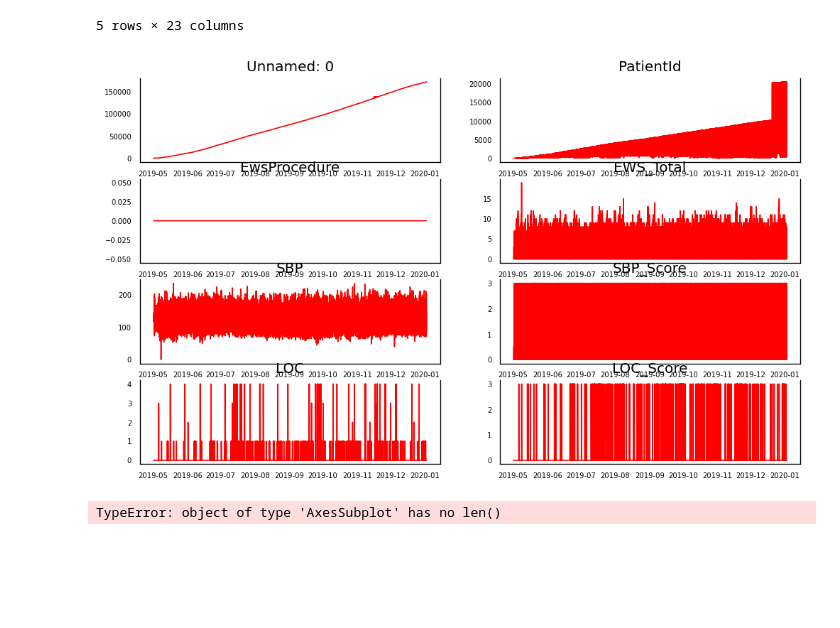
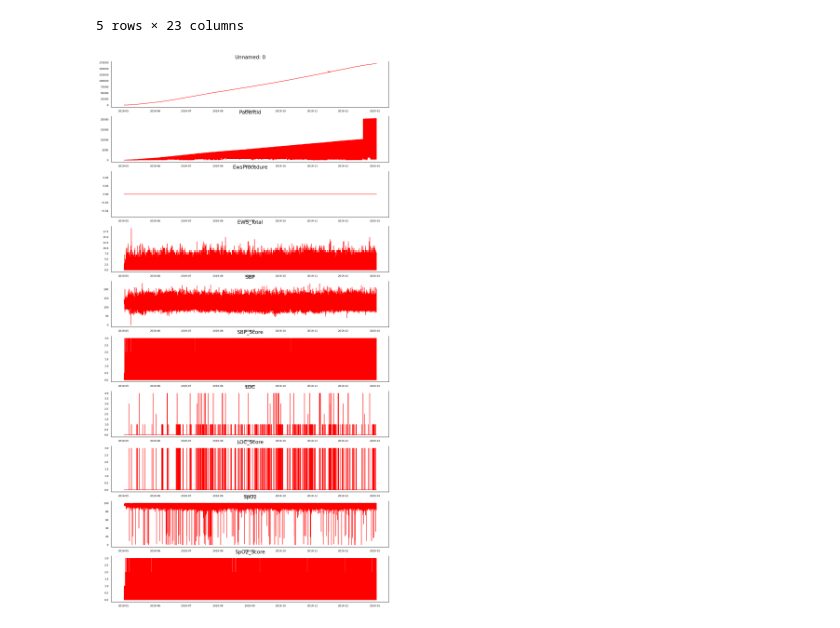
Before and after one commit to maryelo/Arinti---EWS-score---Project-, a Jupyter notebook: time_series.ipynb, the cells around one changed output. Cells and saved outputs as stored; diff of their text form; code cells hidden in the pictures; blank space fills up the shorter version.

Commit message:
change plots

```diff
--- a/time_series.ipynb
+++ b/time_series.ipynb
@@ -346,18 +340,18 @@ df.tail()
 5 rows × 23 columns
 # %%
 # Plot
-fig, axes = plt.subplots(nrows=4, ncols=2, dpi=120, figsize=(10,6))
+fig, axes = plt.subplots(nrows=10, ncols=1, dpi=200, figsize=(12,24))
 for i, ax in enumerate(axes.flatten()):
     data = df[df.columns[i]]
     ax.plot(data, color='red', linewidth=1)
     # Decorations
     ax.set_title(df.columns[i])
     ax.xaxis.set_ticks_position('none')
     ax.yaxis.set_ticks_position('none')
     ax.spines["top"].set_alpha(0)
     ax.tick_params(labelsize=6)
 # %% [output]
-[figure, old version]
+[figure, new version]
 # %%
 from statsmodels.tsa.stattools import grangercausalitytests
 maxlag=12
@@ -385,5 +379,3 @@ def grangers_causation_matrix(data, variables, test='ssr_chi2test', verbose=Fals
     return df
 
 grangers_causation_matrix(df, variables = df.columns)
-# %% [output]
-TypeError: object of type 'AxesSubplot' has no len()
```
Also changed, not shown: parts of 9 cells of this notebook.
